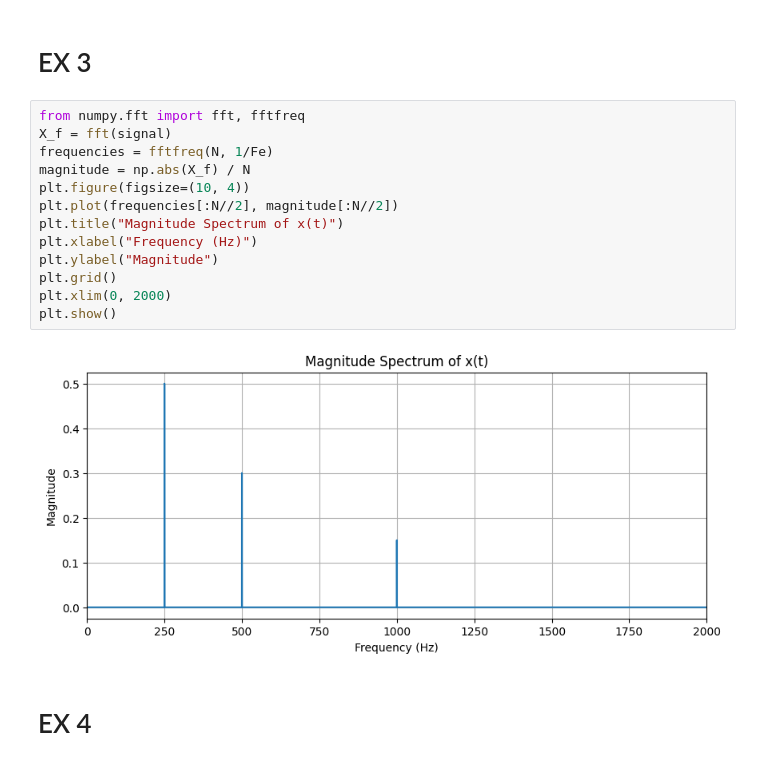
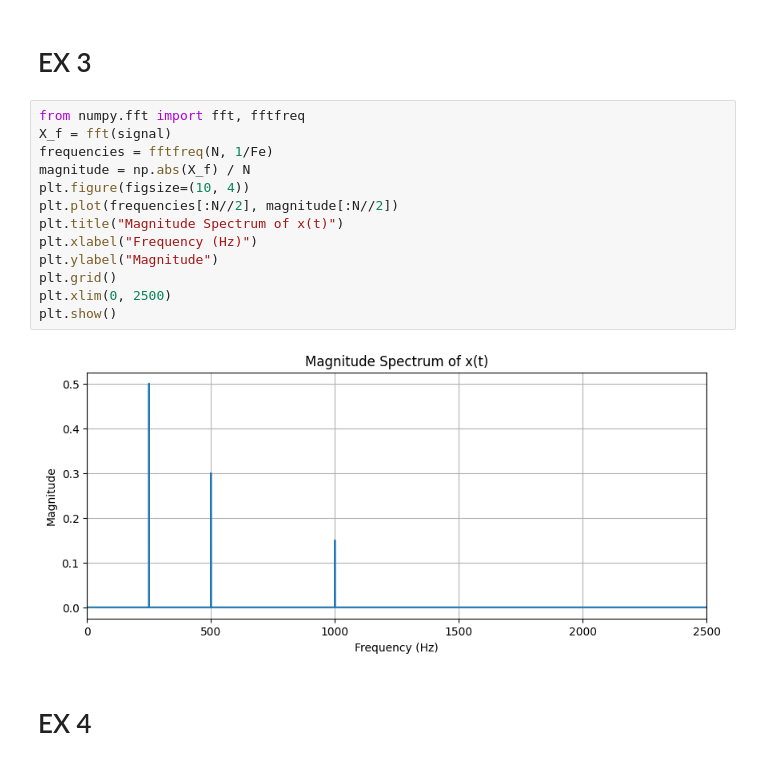
Before and after one commit to oussamabenalisst/Python-ISAMM, a Jupyter notebook: tr1/dev1.ipynb, the cells around one changed output. Saved outputs shown, nothing was run; the diff lists cells and outputs as text.

```diff
--- a/tr1/dev1.ipynb
+++ b/tr1/dev1.ipynb
@@ -39,18 +41,18 @@ X_mask = (t >= 0.01) & (t <= 0.02)
 # %%
 from numpy.fft import fft, fftfreq
 X_f = fft(signal)
 frequencies = fftfreq(N, 1/Fe)
 magnitude = np.abs(X_f) / N
 plt.figure(figsize=(10, 4))
 plt.plot(frequencies[:N//2], magnitude[:N//2])
 plt.title("Magnitude Spectrum of x(t)")
 plt.xlabel("Frequency (Hz)")
 plt.ylabel("Magnitude")
 plt.grid()
-plt.xlim(0, 2000)
+plt.xlim(0, 2500)
 plt.show()
 # %% [output]
-[figure, old version]
+[figure, new version]
 # %% [markdown]
 # EX 4
 # %%
```
Also changed, not shown: parts of 3 cells of this notebook.
